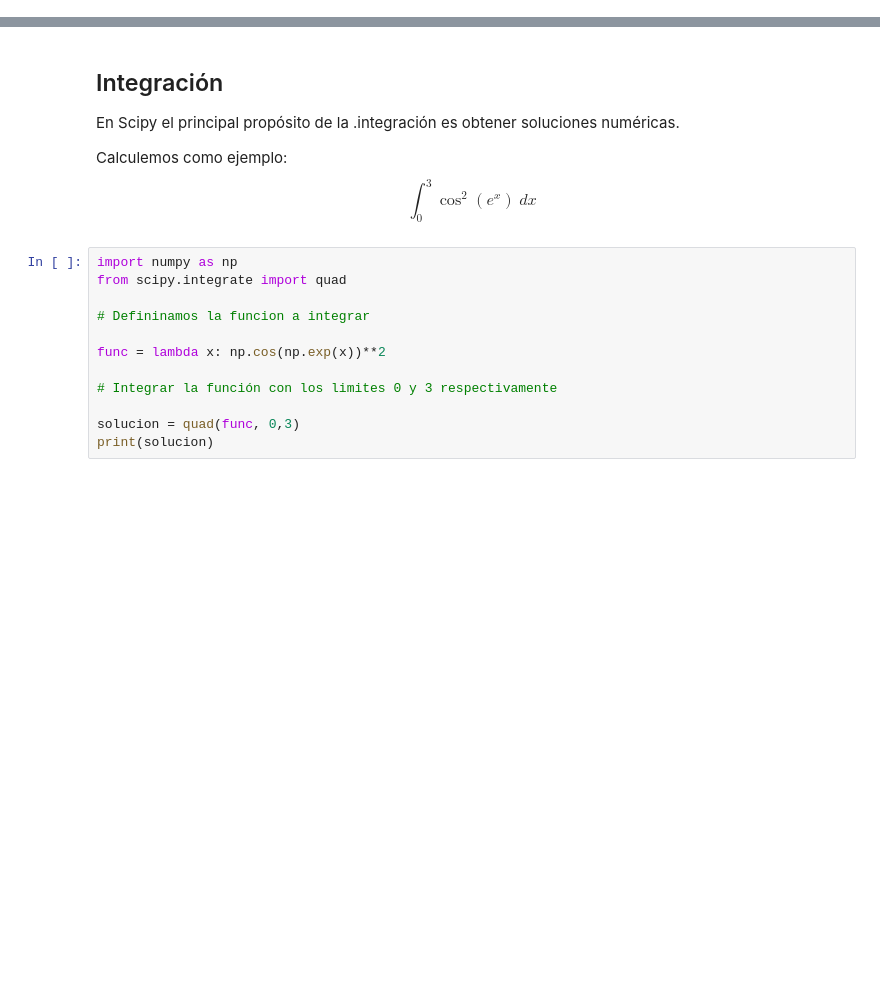
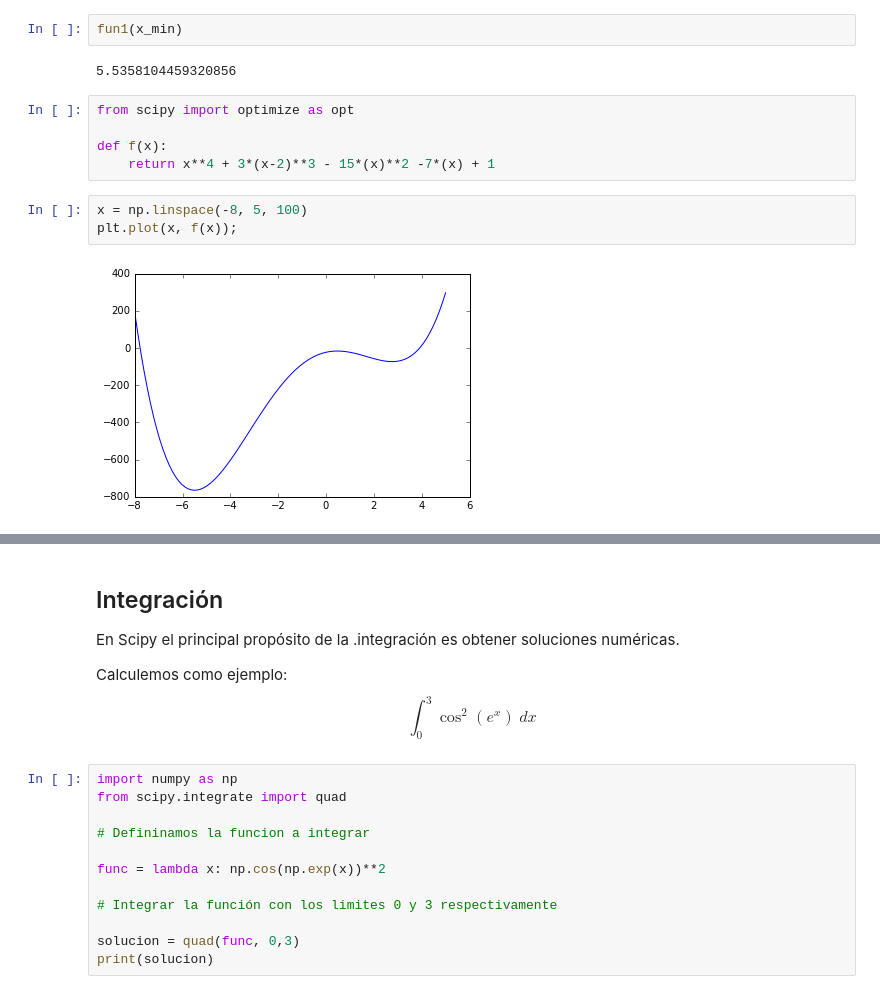
Before and after one commit to geckolml/M-L, a Jupyter notebook: numpy-scipy/Notas-scipy.ipynb, the cells around one changed output, grey strips where cells are left out. Saved outputs shown, nothing was run; the diff lists cells and outputs as text; blank space fills up the shorter version.

Commit message:
Notas1(preliminar) del paquete scipy de Python

```diff
--- a/numpy-scipy/Notas-scipy.ipynb
+++ b/numpy-scipy/Notas-scipy.ipynb
@@ -18,0 +41,14 @@ Características:
+# %%
+fun1(x_min)
+# %% [output]
+5.5358104459320856
+# %%
+from scipy import optimize as opt
+
+def f(x):
+    return x**4 + 3*(x-2)**3 - 15*(x)**2 -7*(x) + 1
+# %%
+x = np.linspace(-8, 5, 100)
+plt.plot(x, f(x));
+# %% [output]
+[figure, added]
```
Also changed, not shown: parts of 17 cells of this notebook.
